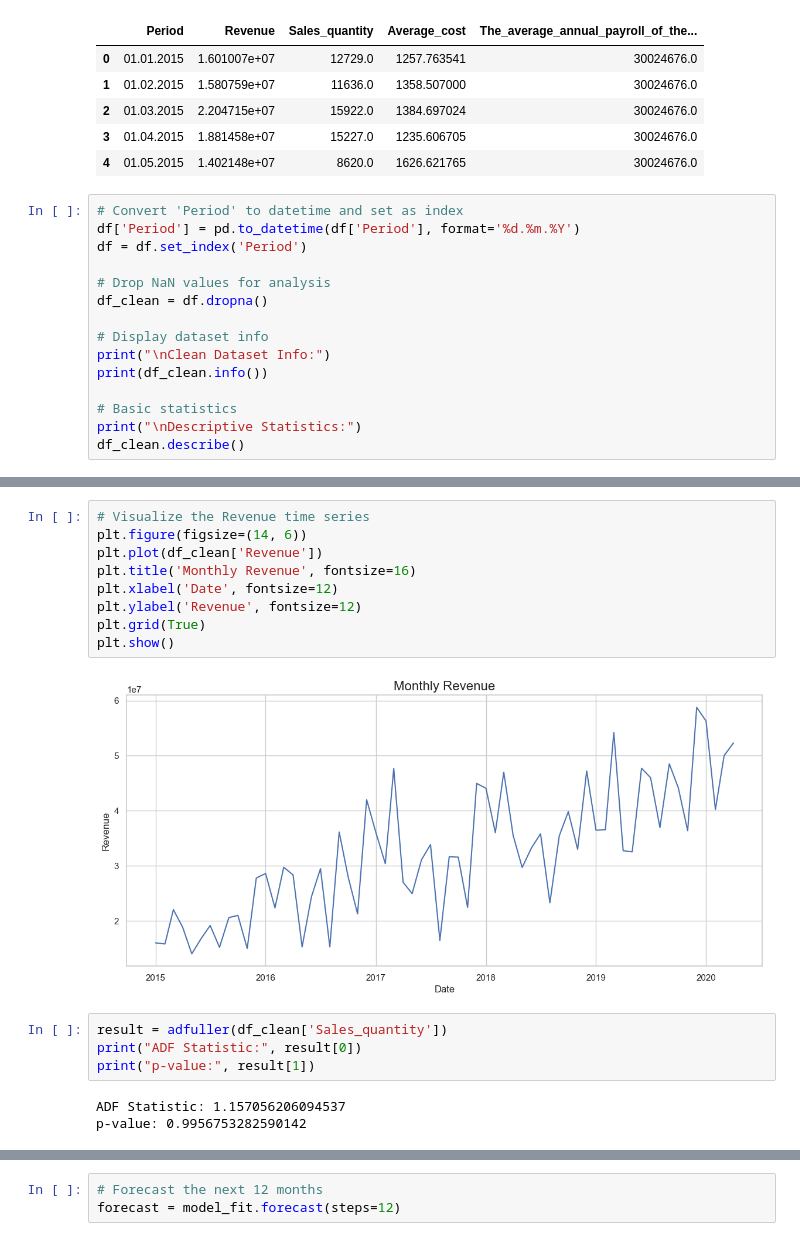
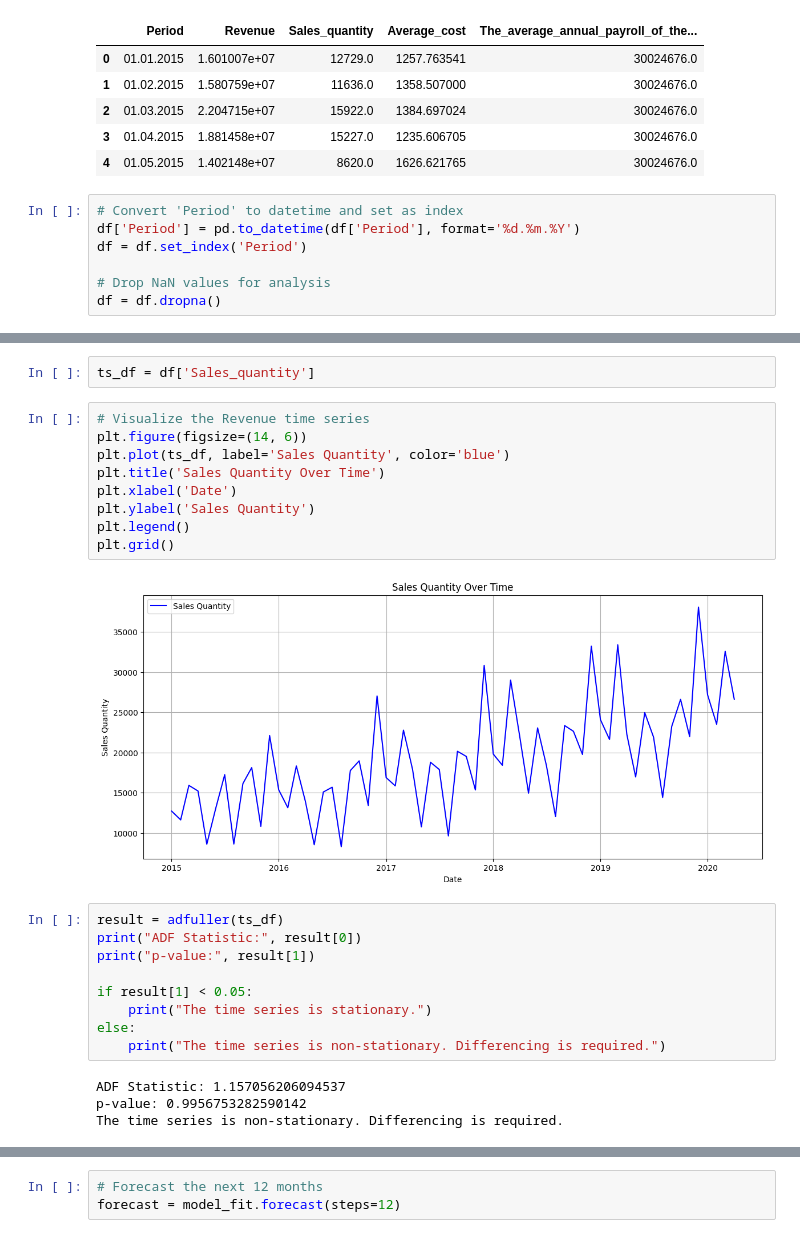
Before and after one commit to raunakwete43/practicals, a Jupyter notebook: dav/Python/04.ipynb, the cells around one changed output, grey strips where cells are left out. Drawn from its saved outputs; the diff is of its cells as text.

```diff
--- a/dav/Python/04.ipynb
+++ b/dav/Python/04.ipynb
@@ -27,12 +27,4 @@ df['Period'] = pd.to_datetime(df['Period'], format='%d.%m.%Y')
 df = df.set_index('Period')
 
 # Drop NaN values for analysis
-df_clean = df.dropna()
-
-# Display dataset info
-print("\nClean Dataset Info:")
-print(df_clean.info())
-
-# Basic statistics
-print("\nDescriptive Statistics:")
-df_clean.describe()
+df = df.dropna()
@@ -64,19 +31,27 @@ Descriptive Statistics:
+# %%
+ts_df = df['Sales_quantity']
 # %%
 # Visualize the Revenue time series
 plt.figure(figsize=(14, 6))
-plt.plot(df_clean['Revenue'])
-plt.title('Monthly Revenue', fontsize=16)
-plt.xlabel('Date', fontsize=12)
-plt.ylabel('Revenue', fontsize=12)
-plt.grid(True)
-plt.show()
+plt.plot(ts_df, label='Sales Quantity', color='blue')
+plt.title('Sales Quantity Over Time')
+plt.xlabel('Date')
+plt.ylabel('Sales Quantity')
+plt.legend()
+plt.grid()
 # %% [output]
-[figure, old version]
+[figure, new version]
 # %%
-result = adfuller(df_clean['Sales_quantity'])
+result = adfuller(ts_df)
 print("ADF Statistic:", result[0])
 print("p-value:", result[1])
+
+if result[1] < 0.05:
+    print("The time series is stationary.")
+else:
+    print("The time series is non-stationary. Differencing is required.")
 # %% [output]
 ADF Statistic: 1.157056206094537
 p-value: 0.9956753282590142
+The time series is non-stationary. Differencing is required.
 # %%
```
Also changed, not shown: parts of 19 cells of this notebook, 5 other files.
